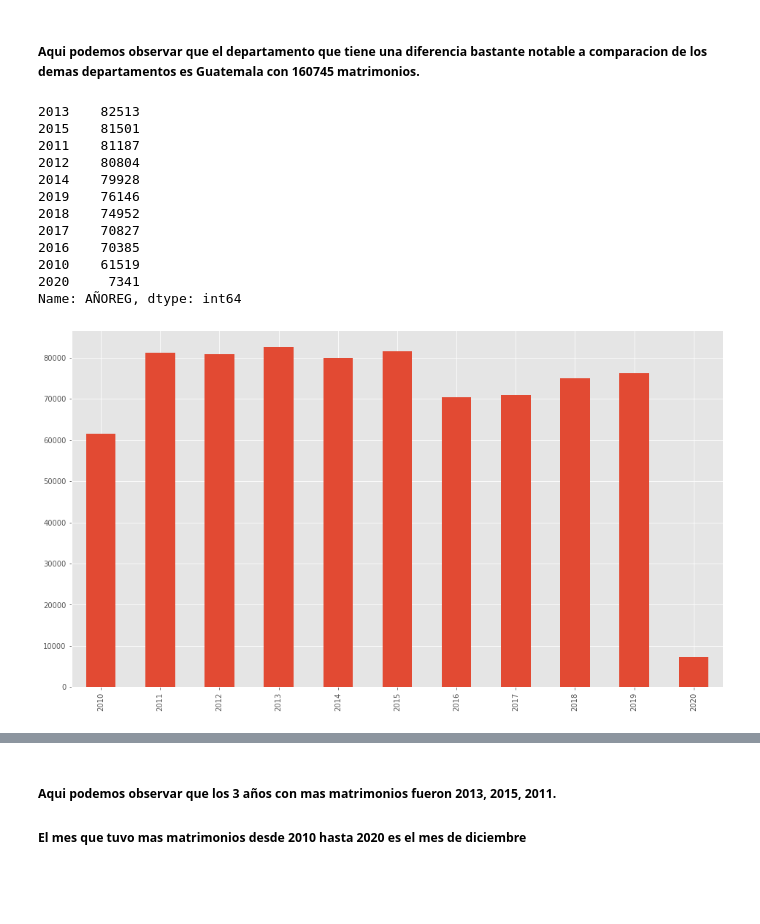
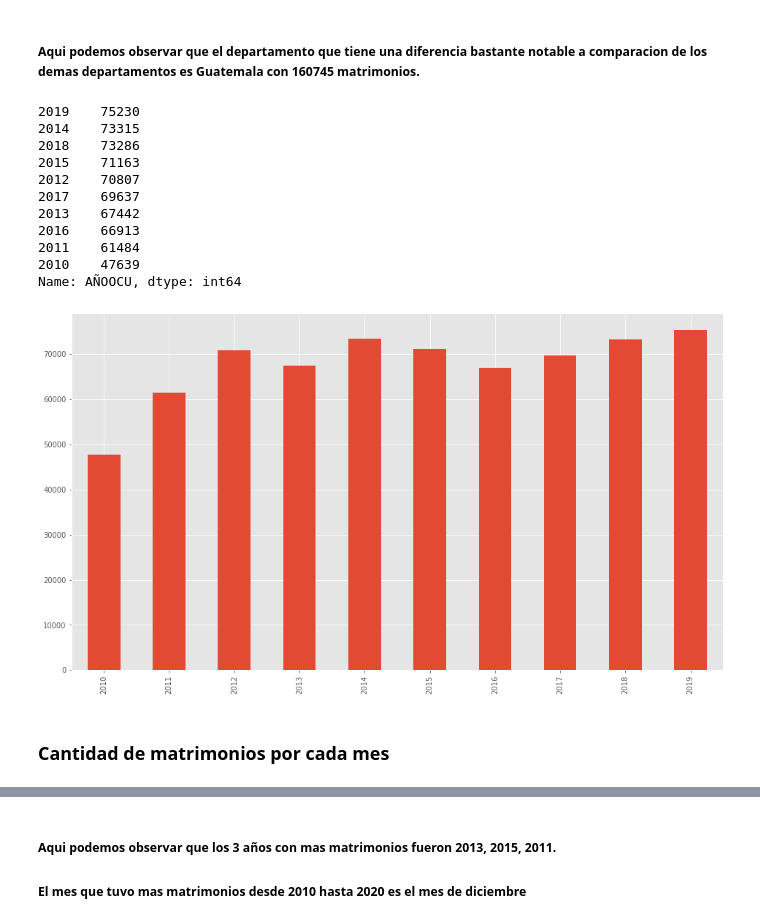
Before and after one commit to JJHH06/DMP1MarriageClustering, a Jupyter notebook: Proyecto1.ipynb, the cells around one changed output, grey strips where cells are left out. Saved outputs shown, nothing was run; the diff lists cells and outputs as text; code cells hidden in the pictures; blank space fills up the shorter version.

```diff
--- a/Proyecto1.ipynb
+++ b/Proyecto1.ipynb
@@ -249,7 +248,7 @@ df2012
 # %% [markdown]
 #### Unificación final hacía un mismo dataframe
 # %%
-COL_CONSENSUS = ['DEPREG', 'MUPREG', 'MESREG', 'AÑOREG', 'CLAUNI', 'EDADHOM', 'EDADMUJ', 'NACHOM', 'NACMUJ', 'ESCHOM', 'ESCMUJ', 'CIUOHOM', 'CIUOMUJ', 'DEPOCU', 'MUPOCU', 'DIAOCU', 'MESOCU', 'GETHOM', 'GETMUJ']
+COL_CONSENSUS = ['DEPREG', 'MUPREG', 'MESREG', 'AÑOREG', 'CLAUNI', 'EDADHOM', 'EDADMUJ', 'NACHOM', 'NACMUJ', 'ESCHOM', 'ESCMUJ', 'CIUOHOM', 'CIUOMUJ', 'DEPOCU', 'MUPOCU', 'DIAOCU', 'MESOCU', 'AÑOOCU', 'GETHOM', 'GETMUJ']
 
 frames_list = [df2010[COL_CONSENSUS], df2011[COL_CONSENSUS], df2012[COL_CONSENSUS], df2013[COL_CONSENSUS], df2014[COL_CONSENSUS], df2015[COL_CONSENSUS], df2016[COL_CONSENSUS], df2017[COL_CONSENSUS], df2018[COL_CONSENSUS], df2019[COL_CONSENSUS]]
 
@@ -270,6 +269,7 @@ marriage_data['AÑOREG'] = marriage_data['AÑOREG'].astype(int)
 marriage_data['EDADHOM'] = marriage_data['EDADHOM'].astype(int)
 marriage_data['EDADMUJ'] = marriage_data['EDADMUJ'].astype(int)
 marriage_data['DIAOCU'] = marriage_data['DIAOCU'].astype(int)
+marriage_data['AÑOOCU'] = marriage_data['AÑOOCU'].astype(int)
 
 marriage_data
 # %% [output]
@@ -338,0 +348,17 @@ marriage_data
+# %%
+# Transformamos ESCMUJ a un entero
+marriage_data['ESCMUJINT'] = marriage_data['ESCMUJ'].astype(str)
+marriage_data['ESCMUJINT'] = marriage_data['ESCMUJINT'].str.replace('Ignorado', '-1')
+marriage_data['ESCMUJINT'] = marriage_data['ESCMUJINT'].str.replace('Ninguno', '0')
+marriage_data['ESCMUJINT'] = marriage_data['ESCMUJINT'].str.replace('Primaria', '1')
+marriage_data['ESCMUJINT'] = marriage_data['ESCMUJINT'].str.replace('Básico', '2')
+marriage_data['ESCMUJINT'] = marriage_data['ESCMUJINT'].str.replace('Diversificado', '3')
+marriage_data['ESCMUJINT'] = marriage_data['ESCMUJINT'].str.replace('DIversificado', '3')
+marriage_data['ESCMUJINT'] = marriage_data['ESCMUJINT'].str.replace('Universitario', '4')
+marriage_data['ESCMUJINT'] = marriage_data['ESCMUJINT'].str.replace('Postgrado', '5')
+marriage_data['ESCMUJINT'] = marriage_data['ESCMUJINT'].str.replace('Post Grado', '5')
+marriage_data['ESCMUJINT'] = marriage_data['ESCMUJINT'].astype(int)
+
+marriage_data = marriage_data[marriage_data['ESCMUJINT'] >= 0]
+
+marriage_data
@@ -338,0 +385,18 @@ marriage_data
+# %%
+# Transformamos ESCMUJ a un entero
+marriage_data['ESCHOMINT'] = marriage_data['ESCHOM'].astype(str)
+marriage_data['ESCHOMINT'] = marriage_data['ESCHOMINT'].str.replace('Ignorado', '-1')
+marriage_data['ESCHOMINT'] = marriage_data['ESCHOMINT'].str.replace('Ninguno', '0')
+marriage_data['ESCHOMINT'] = marriage_data['ESCHOMINT'].str.replace('Primaria', '1')
+marriage_data['ESCHOMINT'] = marriage_data['ESCHOMINT'].str.replace('Básico', '2')
+marriage_data['ESCHOMINT'] = marriage_data['ESCHOMINT'].str.replace('Diversificado', '3')
+marriage_data['ESCHOMINT'] = marriage_data['ESCHOMINT'].str.replace('DIversificado', '3')
+marriage_data['ESCHOMINT'] = marriage_data['ESCHOMINT'].str.replace('Universitario', '4')
+marriage_data['ESCHOMINT'] = marriage_data['ESCHOMINT'].str.replace('Postgrado', '5')
+marriage_data['ESCHOMINT'] = marriage_data['ESCHOMINT'].str.replace('Post Grado', '5')
+marriage_data['ESCHOMINT'] = marriage_data['ESCHOMINT'].astype(int)
+
+
+marriage_data = marriage_data[marriage_data['ESCHOMINT'] >= 0]
+
+marriage_data
@@ -400,21 +495,22 @@ Name: DEPREG, dtype: int64
 # %%
 # cantidad de matrimonios por cada año
 
-marriage_data['AÑOREG'].value_counts().sort_index().plot(kind='bar')
+marriage_data['AÑOOCU'].value_counts().sort_index().plot(kind='bar')
 
-print(marriage_data['AÑOREG'].value_counts().sort_values(ascending=False))
+print(marriage_data['AÑOOCU'].value_counts().sort_values(ascending=False))
 # %% [output]
-2013    82513
-2015    81501
-2011    81187
-2012    80804
-2014    79928
-2019    76146
-2018    74952
-2017    70827
-2016    70385
-2010    61519
-2020     7341
-Name: AÑOREG, dtype: int64
+2019    75230
+2014    73315
+2018    73286
+2015    71163
+2012    70807
+2017    69637
+2013    67442
+2016    66913
+2011    61484
+2010    47639
+Name: AÑOOCU, dtype: int64
-[figure, old version]
+[figure, new version]
+# %% [markdown]
+### Cantidad de matrimonios por cada mes
 # %%
```
Also changed, not shown: parts of 108 cells of this notebook.
